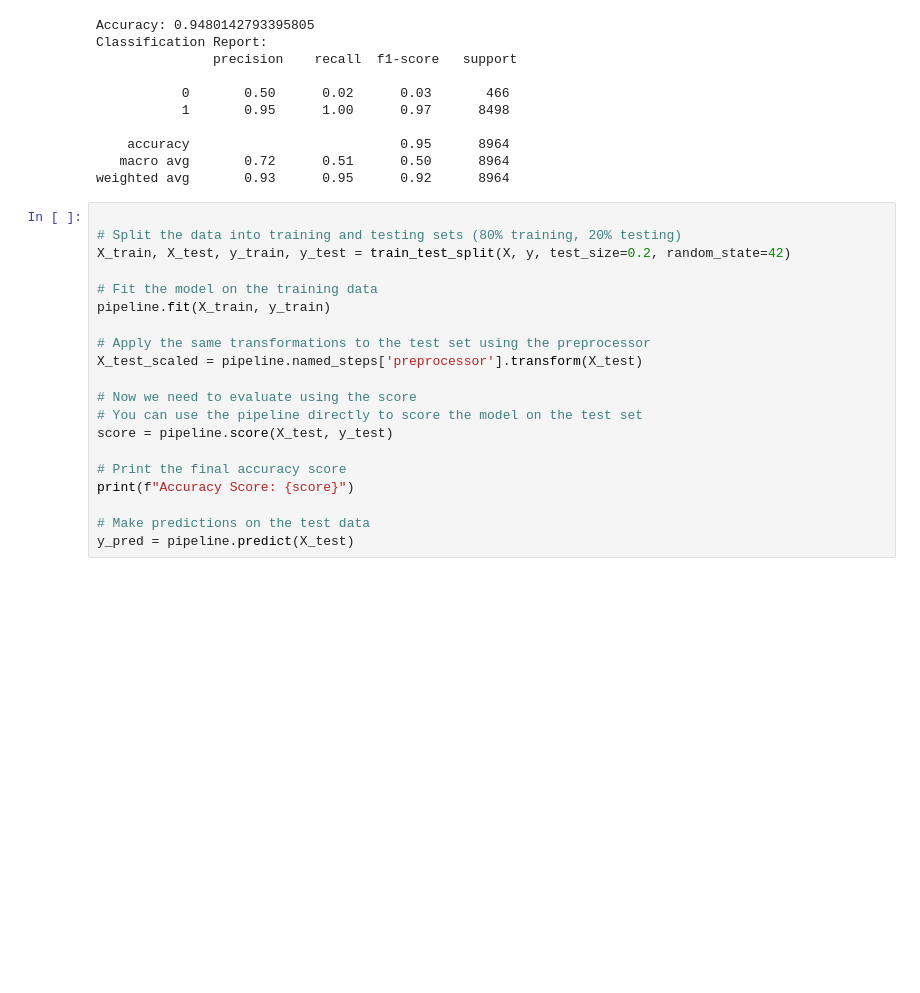
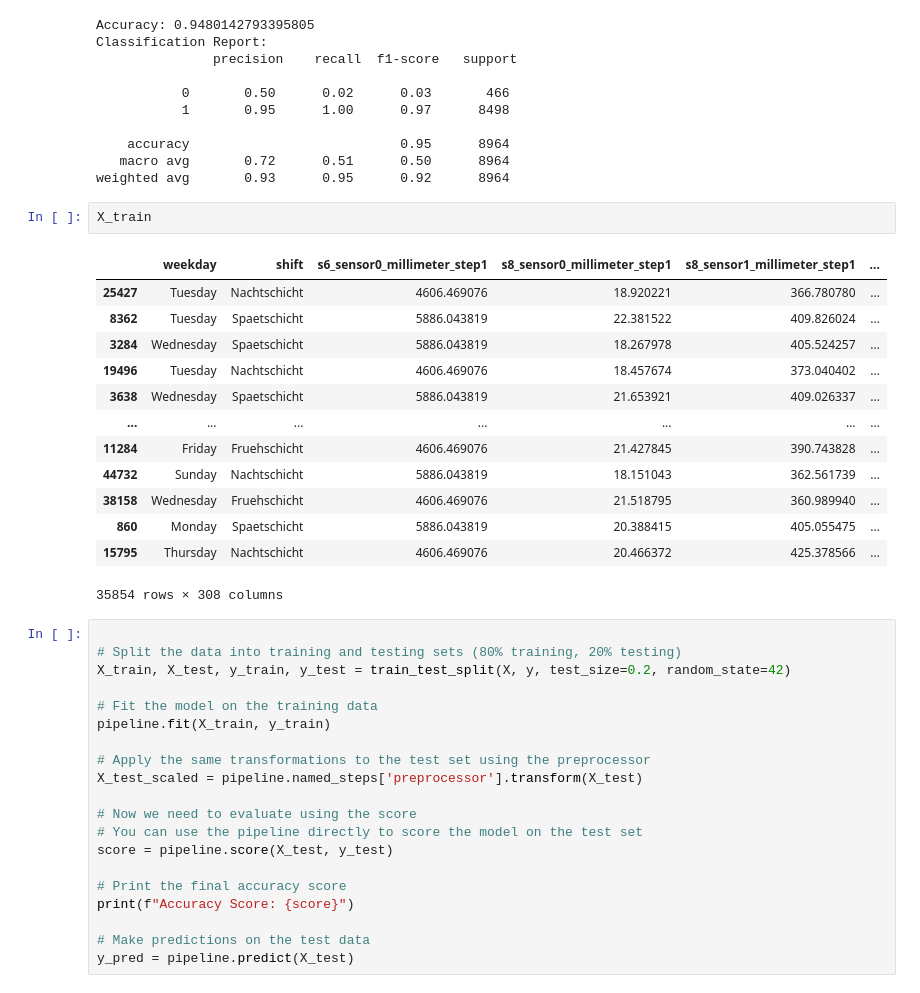
Before and after one commit to emredevecii/bmw_team, a Jupyter notebook: prediction.ipynb, the cells around one changed output. Drawn from its saved outputs; the diff is of its cells as text; blank space fills up the shorter version.

```diff
--- a/prediction.ipynb
+++ b/prediction.ipynb
@@ -257,6 +247,22 @@ Classification Report:
     accuracy                           0.95      8964
    macro avg       0.72      0.51      0.50      8964
 weighted avg       0.93      0.95      0.92      8964
+# %%
+X_train
+# %% [output]
+|  | weekday | shift | s6_sensor0_millimeter_step1 | s8_sensor0_millimeter_step1 | s8_sensor1_millimeter_step1 | ... |
+| 25427 | Tuesday | Nachtschicht | 4606.469076 | 18.920221 | 366.780780 | ... |
+| 8362 | Tuesday | Spaetschicht | 5886.043819 | 22.381522 | 409.826024 | ... |
+| 3284 | Wednesday | Spaetschicht | 5886.043819 | 18.267978 | 405.524257 | ... |
+| 19496 | Tuesday | Nachtschicht | 4606.469076 | 18.457674 | 373.040402 | ... |
+| 3638 | Wednesday | Spaetschicht | 5886.043819 | 21.653921 | 409.026337 | ... |
+| ... | ... | ... | ... | ... | ... | ... |
+| 11284 | Friday | Fruehschicht | 4606.469076 | 21.427845 | 390.743828 | ... |
+| 44732 | Sunday | Nachtschicht | 5886.043819 | 18.151043 | 362.561739 | ... |
+| 38158 | Wednesday | Fruehschicht | 4606.469076 | 21.518795 | 360.989940 | ... |
+| 860 | Monday | Spaetschicht | 5886.043819 | 20.388415 | 405.055475 | ... |
+| 15795 | Thursday | Nachtschicht | 4606.469076 | 20.466372 | 425.378566 | ... |
+35854 rows × 308 columns
 # %%
 
 # Split the data into training and testing sets (80% training, 20% testing)
```
Also changed, not shown: parts of 4 cells of this notebook, 1 other file.
